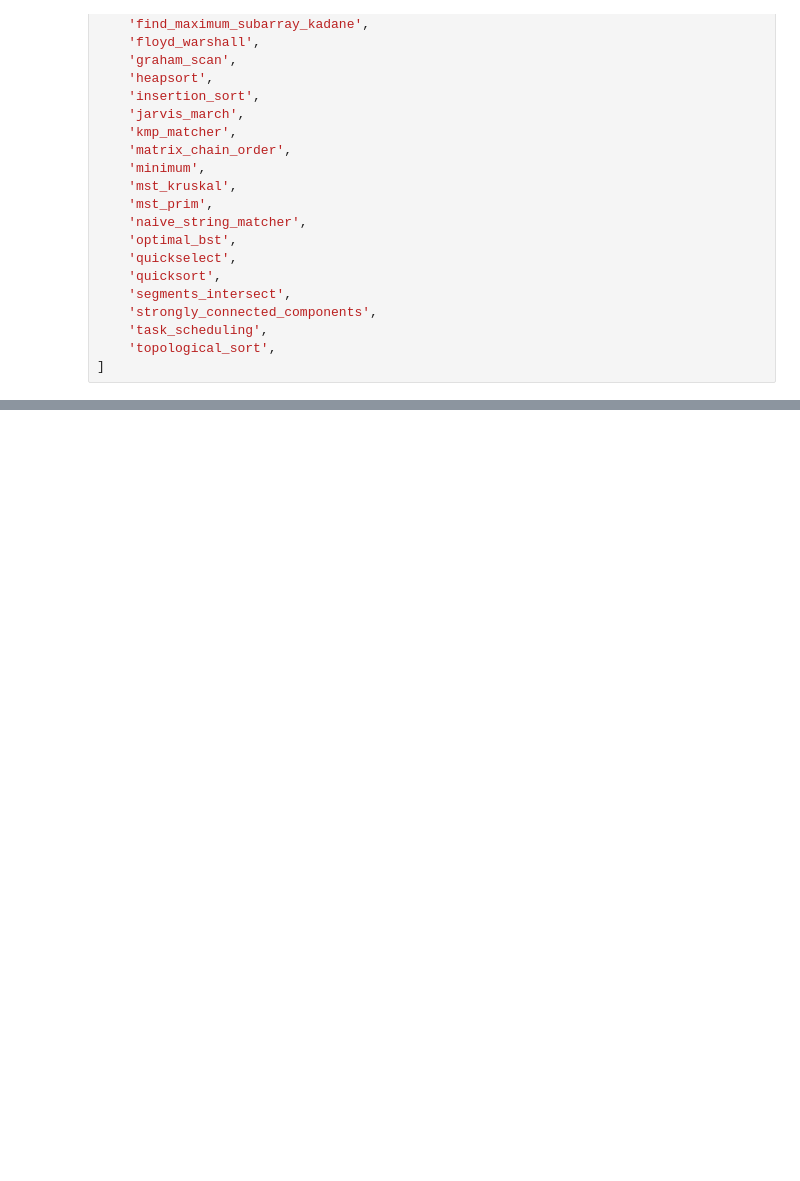
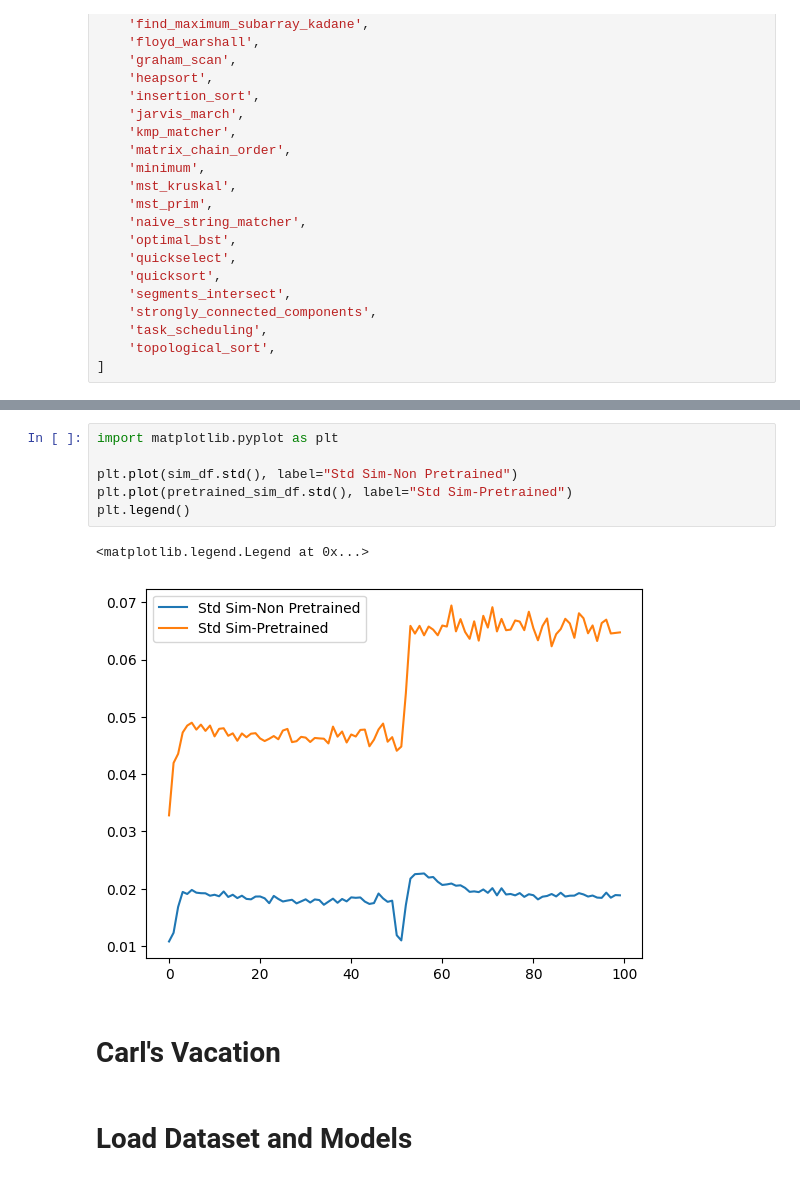
Before and after one commit to ronaldalbrt/algo_reasoning, a Jupyter notebook: test.ipynb, the cells around one changed output, grey strips where cells are left out. Cells and saved outputs as stored; diff of their text form; blank space fills up the shorter version.

```diff
--- a/test.ipynb
+++ b/test.ipynb
@@ -116,0 +143,13 @@ torch.Size([2, 16, 128])
+# %%
+import matplotlib.pyplot as plt
+
+plt.plot(sim_df.std(), label="Std Sim-Non Pretrained")
+plt.plot(pretrained_sim_df.std(), label="Std Sim-Pretrained")
+plt.legend()
+# %% [output]
+<matplotlib.legend.Legend at 0x...>
+[figure, added]
+# %% [markdown]
+# Carl's Vacation
+# %% [markdown]
+# Load Dataset and Models
```
Also changed, not shown: parts of 22 cells of this notebook, 1 other file.
